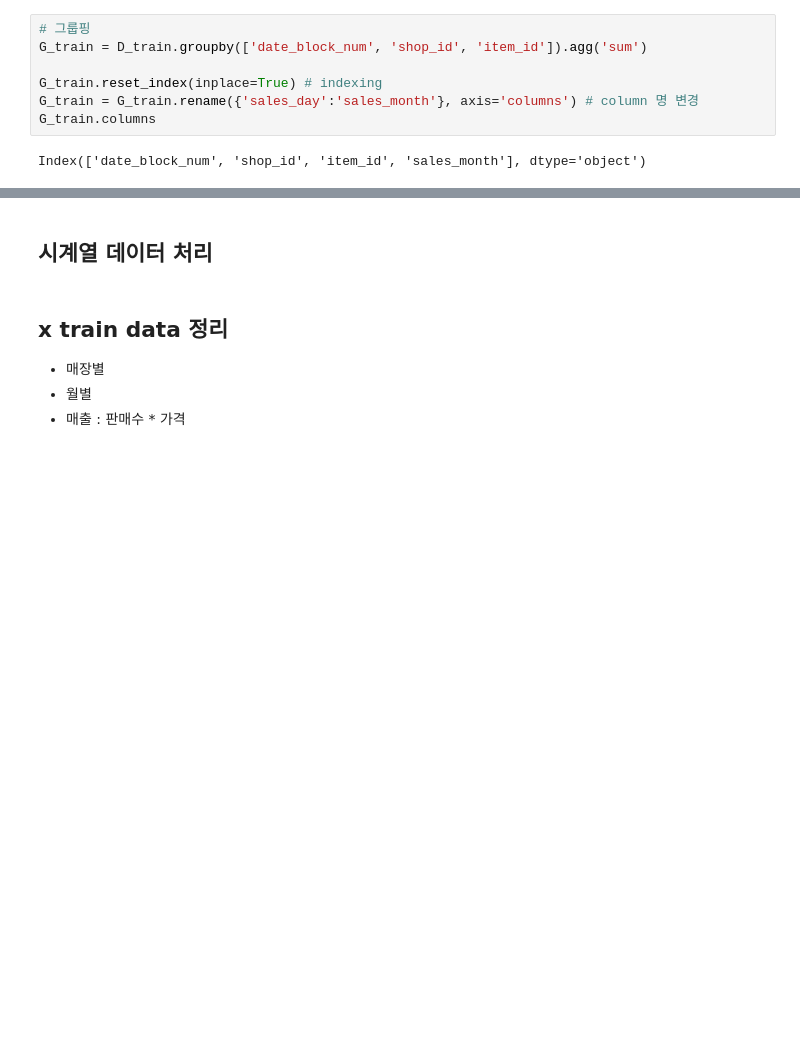
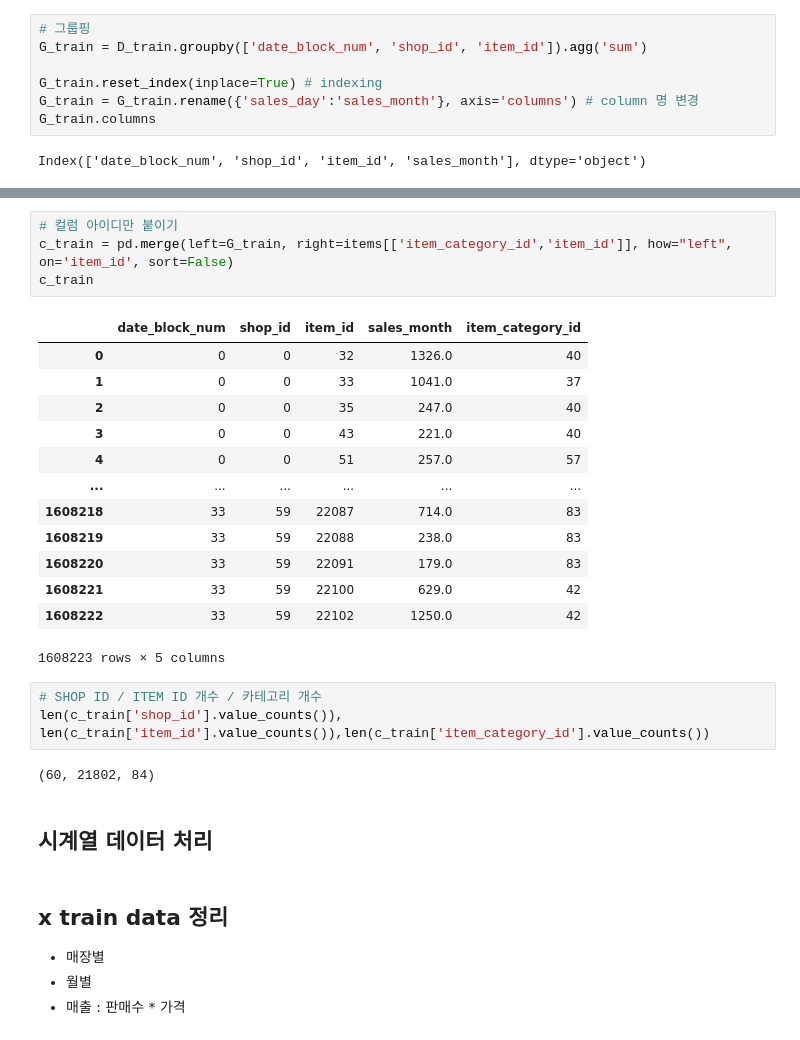
Before and after one commit to ittapa/AIFFEL-FILP-CODING, a Jupyter notebook: hackathon/01-kaggel-Future_Sales/01-project_vol1.ipynb, the cells around one changed output, grey strips where cells are left out. Drawn from its saved outputs; the diff is of its cells as text; blank space fills up the shorter version.

```diff
--- a/hackathon/01-kaggel-Future_Sales/01-project_vol1.ipynb
+++ b/hackathon/01-kaggel-Future_Sales/01-project_vol1.ipynb
@@ -483,3 +481,26 @@ G_train[G_train['shop_id'] == 0]
+# %%
+# 컬럼 아이디만 붙이기
+c_train = pd.merge(left=G_train, right=items[['item_category_id','item_id']], how="left", on='item_id', sort=False)
+c_train
+# %% [output]
+|  | date_block_num | shop_id | item_id | sales_month | item_category_id |
+| 0 | 0 | 0 | 32 | 1326.0 | 40 |
+| 1 | 0 | 0 | 33 | 1041.0 | 37 |
+| 2 | 0 | 0 | 35 | 247.0 | 40 |
+| 3 | 0 | 0 | 43 | 221.0 | 40 |
+| 4 | 0 | 0 | 51 | 257.0 | 57 |
+| ... | ... | ... | ... | ... | ... |
+| 1608218 | 33 | 59 | 22087 | 714.0 | 83 |
+| 1608219 | 33 | 59 | 22088 | 238.0 | 83 |
+| 1608220 | 33 | 59 | 22091 | 179.0 | 83 |
+| 1608221 | 33 | 59 | 22100 | 629.0 | 42 |
+| 1608222 | 33 | 59 | 22102 | 1250.0 | 42 |
+1608223 rows × 5 columns
+# %%
+# SHOP ID / ITEM ID 개수 / 카테고리 개수
+len(c_train['shop_id'].value_counts()), len(c_train['item_id'].value_counts()),len(c_train['item_category_id'].value_counts())
+# %% [output]
+(60, 21802, 84)
 # %% [markdown]
 ## 시계열 데이터 처리
 # %% [markdown]
```
Also changed, not shown: parts of 15 cells of this notebook, 3 other files.
